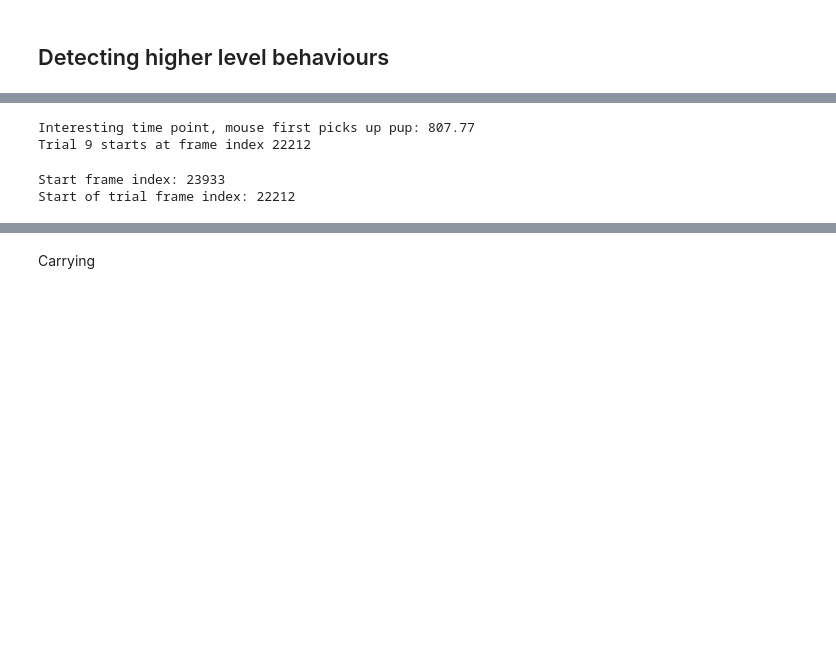
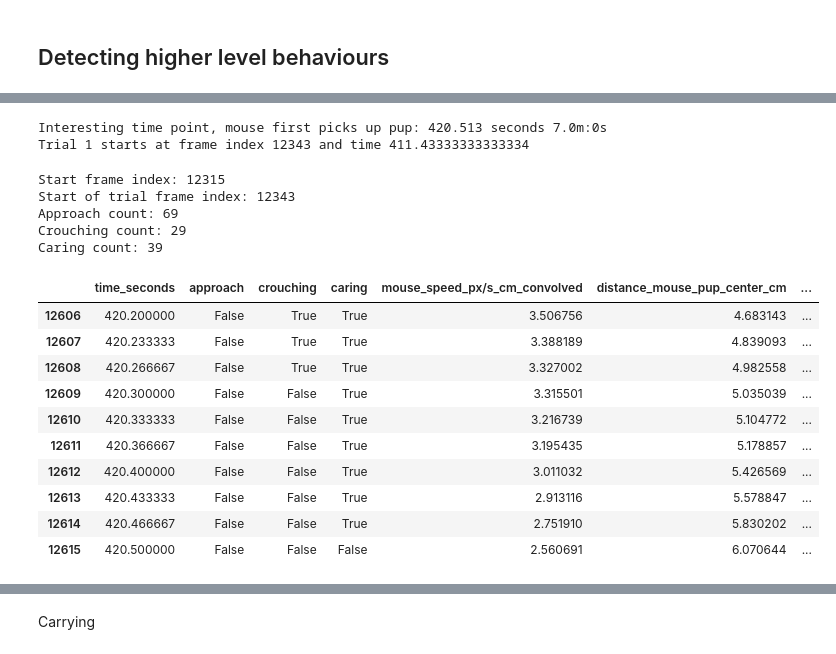
Before and after one commit to danaebroustail/Project, a Jupyter notebook: toolbox_notebook.ipynb, the cells around one changed output, grey strips where cells are left out. Cells and saved outputs as stored; diff of their text form; code cells hidden in the pictures; blank space fills up the shorter version.

```diff
--- a/toolbox_notebook.ipynb
+++ b/toolbox_notebook.ipynb
@@ -417,39 +496,92 @@ Approach
 # %%
-trial_num = 9 #  pick n in 1 ... 10
+trial_pickup_time = df_summary.loc[df_summary[BF.DLC_summary_cols["trial_num"]] == trial_num, BF.DLC_summary_cols["mouse_first_pick_up"]].values[0]
+trial_start_frame_index = trial_DLC["frame_index"].iloc[0]
+trial_start_time = trial_DLC["time_seconds"].iloc[0]
+trial_pickup_time_minutes = f"{str(trial_pickup_time//60)}m:{int(trial_pickup_time%60)}s"
 
-trial_pickup_time = df_summary.loc[df_summary[BF.DLC_summary_cols["trial_num"]] == trial_num, BF.DLC_summary_cols["mouse_first_pick_up"]].values[0]
-trial_DLC = trials_dict[trial_num]
-trial_start_frame_index = trial_DLC["frame_index"].iloc[0]
-
-print("Interesting time point, mouse first picks up pup:", trial_pickup_time)
-print(f"Trial {trial_num} starts at frame index {trial_start_frame_index}")
+print("Interesting time point, mouse first picks up pup:", trial_pickup_time, "seconds", trial_pickup_time_minutes)
+print(f"Trial {trial_num} starts at frame index {trial_start_frame_index} and time {trial_start_time}")
 # %% [output]
-Interesting time point, mouse first picks up pup: 807.77
-Trial 9 starts at frame index 22212
+Interesting time point, mouse first picks up pup: 420.513 seconds 7.0m:0s
+Trial 1 starts at frame index 12343 and time 411.43333333333334
 # %%
 pre_event_window_size_time = 10 # secs
 event_time_point = trial_pickup_time # secs
 
 # conversion to frames
 event_time_point_frame = convert_seconds_to_frame(event_time_point, BF.frame_rate)
 pre_event_window_size_frames = convert_seconds_to_frame(pre_event_window_size_time, BF.frame_rate) # convert to frames
 
 # if window is too big, spills over trial start, raise error
 # compare len of df[start_time_frame - pre_event_window_size_frames  :start_time_frame]
 
 start_frame_index = event_time_point_frame - pre_event_window_size_frames
 print("Start frame index:", start_frame_index)
 print("Start of trial frame index:", trial_start_frame_index)
 
 if start_frame_index < trial_start_frame_index:
     warnings.warn(f"Window is too big, spills over trial start, resetting window size to {trial_start_frame_index - start_frame_index}")
     pre_event_window_size_frames = trial_start_frame_index - start_frame_index
 
 # compute derivatives for columns in "DLC_behaviour_columns" in the BF over window,  ["mouse_speed", "distance_mouse_pup"]
-window = trial_DLC.loc[start_frame_index:event_time_point_frame]
+window = trial_DLC.loc[start_frame_index:event_time_point_frame].copy()
+
+# distance mouse to pup corner
+pup_corner_bounds = BF.extract_pup_starting_position_bounds(df_summary, trial_num)
+pup_center_x, pup_center_y = pup_corner_bounds["xmin"] + (pup_corner_bounds["xmax"] - pup_corner_bounds["xmin"]) / 2, pup_corner_bounds["ymin"] + (pup_corner_bounds["ymax"] - pup_corner_bounds["ymin"]) / 2
+window["distance_mouse_pup_center"] = np.sqrt((window["mouse_x"] - pup_center_x)**2 + (window["mouse_y"] - pup_center_y)**2)
+window["distance_head_pup_center"] = np.sqrt((window["head_x"] - pup_center_x)**2 + (window["head_y"] - pup_center_y)**2)
+
 
 # compute derivatives wrt time_seconds for columns in "DLC_behaviour_columns" in the BF over window,  ["mouse_speed", "distance_mouse_pup"]
-columns = [BF.DLC_behaviour_cols["mouse_speed"], BF.DLC_behaviour_cols["distance_mouse_to_pup"]]
+columns = [BF.DLC_behaviour_cols["mouse_speed"], "distance_mouse_pup_center", "distance_head_pup_center"]
+
+# for each column in columns, convert to cm and then compute derivatives
+px_cm_ratio = BF.config["pixels_to_cm_ratio"]
+for col in columns:
+    window[col+"_cm"] = window[col] / px_cm_ratio
+    window[col+"_cm_deriv"] = np.gradient(window[col+"_cm"])
+    #window[col+"_cm_deriv"] = (window[col+"_cm"].diff() / window["time_seconds"].diff()).fillna(0)
+
+# smooth out the derivatives
+
+kernel_size = 20
+kernel = np.ones(kernel_size) / kernel_size
+window["mouse_speed_px/s_cm_convolved"] = np.convolve(window["mouse_speed_px/s_cm"], kernel, mode='same')
+window["mouse_speed_px/s_cm_deriv_convolved"] = np.gradient(window["mouse_speed_px/s_cm_convolved"])
+window["distance_mouse_pup_center_cm_deriv_convolved"] = np.convolve(window["distance_mouse_pup_center_cm_deriv"], kernel, mode='same')
+
+mask_approach = (window["distance_mouse_pup_center_cm_deriv_convolved"] < -0.1) & (window["head_angle_to_pup_degrees"] < 90)
+mask_crouching = (window["distance_mouse_pup_center_cm"] < 5) & (window["mouse_speed_px/s_cm_convolved"] < 5)
+mask_caring = (window["distance_head_pup_center_cm"] < 5) & (window["mouse_speed_px/s_cm_convolved"] < 5)
+
+window["approach"] = mask_approach
+window["crouching"] = mask_crouching
+window["caring"] = mask_caring
+
+# print count of approach and crouching
+print("Approach count:", window["approach"].sum())
+print("Crouching count:", window["crouching"].sum())
+print("Caring count:", window["caring"].sum())
+
+window[["time_seconds", "approach", "crouching", "caring",
+       "mouse_speed_px/s_cm_convolved", "distance_mouse_pup_center_cm", "mouse_speed_px/s_cm_deriv_convolved",
+        "distance_mouse_pup_center_cm_deriv_convolved",
+       "head_angle_to_pup_degrees"]].iloc[-10:]
 # %% [output]
-Start frame index: 23933
-Start of trial frame index: 22212
+Start frame index: 12315
+Start of trial frame index: 12343
+Approach count: 69
+Crouching count: 29
+Caring count: 39
+|  | time_seconds | approach | crouching | caring | mouse_speed_px/s_cm_convolved | distance_mouse_pup_center_cm | ... |
+| 12606 | 420.200000 | False | True | True | 3.506756 | 4.683143 | ... |
+| 12607 | 420.233333 | False | True | True | 3.388189 | 4.839093 | ... |
+| 12608 | 420.266667 | False | True | True | 3.327002 | 4.982558 | ... |
+| 12609 | 420.300000 | False | False | True | 3.315501 | 5.035039 | ... |
+| 12610 | 420.333333 | False | False | True | 3.216739 | 5.104772 | ... |
+| 12611 | 420.366667 | False | False | True | 3.195435 | 5.178857 | ... |
+| 12612 | 420.400000 | False | False | True | 3.011032 | 5.426569 | ... |
+| 12613 | 420.433333 | False | False | True | 2.913116 | 5.578847 | ... |
+| 12614 | 420.466667 | False | False | True | 2.751910 | 5.830202 | ... |
+| 12615 | 420.500000 | False | False | False | 2.560691 | 6.070644 | ... |
```
Also changed, not shown: parts of 11 cells of this notebook, 1 other file.
